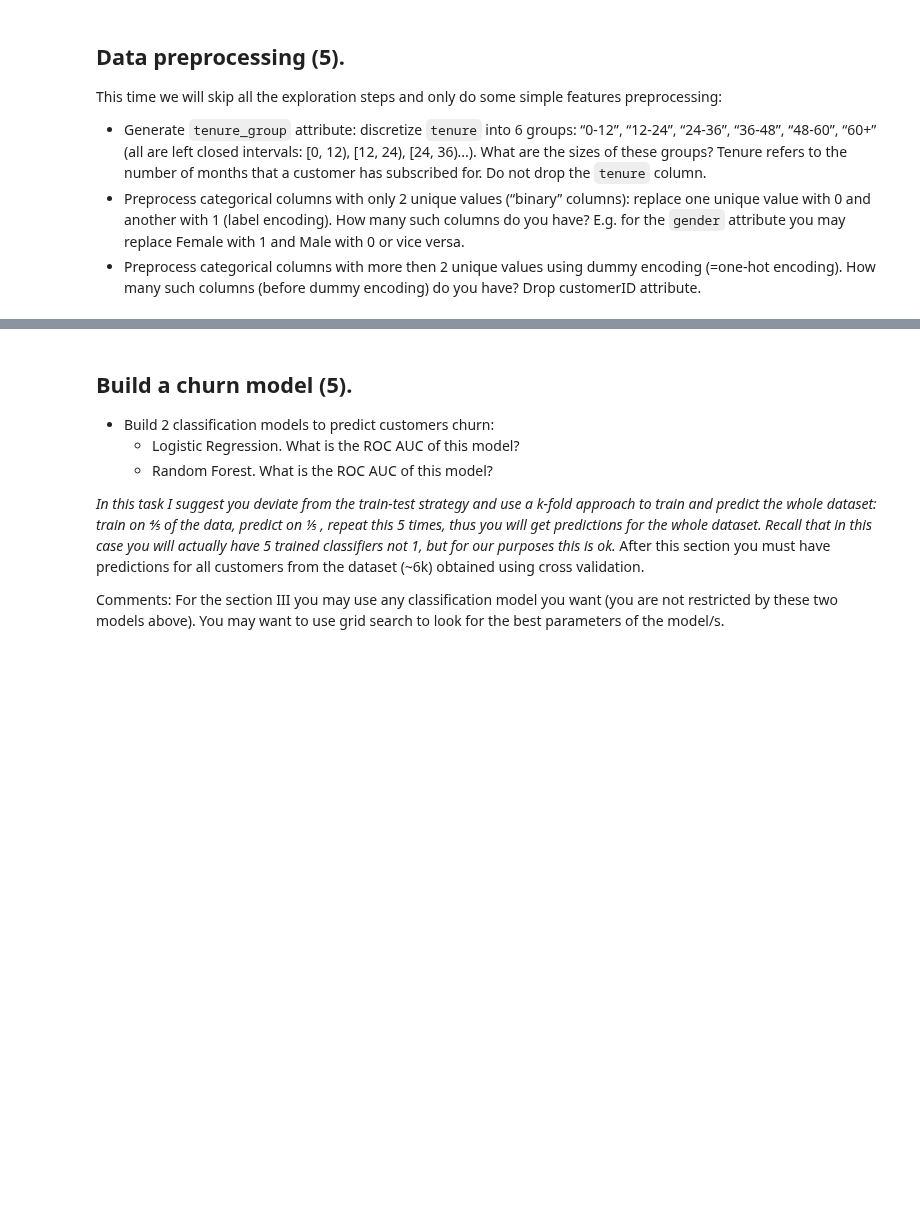
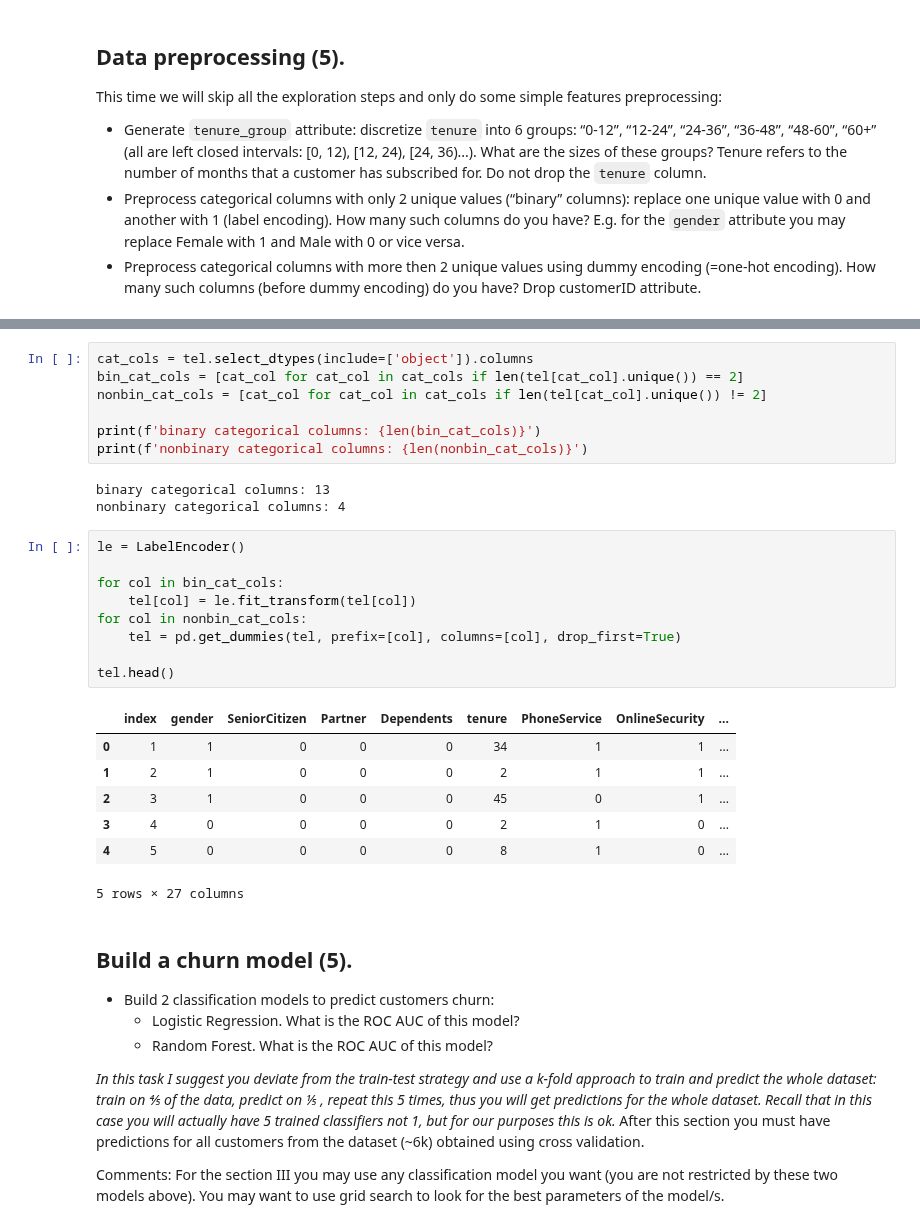
Before and after one commit to demidafonichev/hse-data-science-in-business-2020, a Jupyter notebook: HW4/HW4.ipynb, the cells around one changed output, grey strips where cells are left out. Drawn from its saved outputs; the diff is of its cells as text; blank space fills up the shorter version.

```diff
--- a/HW4/HW4.ipynb
+++ b/HW4/HW4.ipynb
@@ -22,3 +63,30 @@ Drop customerID attribute.
+# %%
+cat_cols = tel.select_dtypes(include=['object']).columns
+bin_cat_cols = [cat_col for cat_col in cat_cols if len(tel[cat_col].unique()) == 2]
+nonbin_cat_cols = [cat_col for cat_col in cat_cols if len(tel[cat_col].unique()) != 2]
+
+print(f'binary categorical columns: {len(bin_cat_cols)}')
+print(f'nonbinary categorical columns: {len(nonbin_cat_cols)}')
+# %% [output]
+binary categorical columns: 13
+nonbinary categorical columns: 4
+# %%
+le = LabelEncoder()
+
+for col in bin_cat_cols:
+    tel[col] = le.fit_transform(tel[col])
+for col in nonbin_cat_cols:
+    tel = pd.get_dummies(tel, prefix=[col], columns=[col], drop_first=True)
+
+tel.head()
+# %% [output]
+|  | index | gender | SeniorCitizen | Partner | Dependents | tenure | PhoneService | OnlineSecurity | ... |
+| 0 | 1 | 1 | 0 | 0 | 0 | 34 | 1 | 1 | ... |
+| 1 | 2 | 1 | 0 | 0 | 0 | 2 | 1 | 1 | ... |
+| 2 | 3 | 1 | 0 | 0 | 0 | 45 | 0 | 1 | ... |
+| 3 | 4 | 0 | 0 | 0 | 0 | 2 | 1 | 0 | ... |
+| 4 | 5 | 0 | 0 | 0 | 0 | 8 | 1 | 0 | ... |
+5 rows × 27 columns
 # %% [markdown]
 ## Build a churn model (5).
 - Build 2 classification models to predict customers churn:
```
Also changed, not shown: parts of 5 cells of this notebook, 1 other file.
